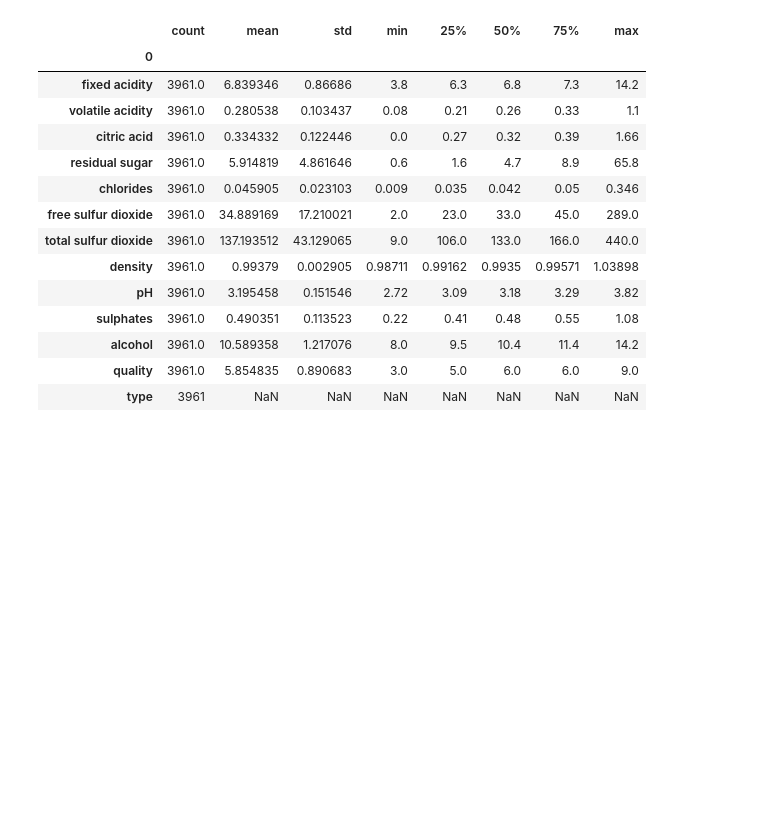
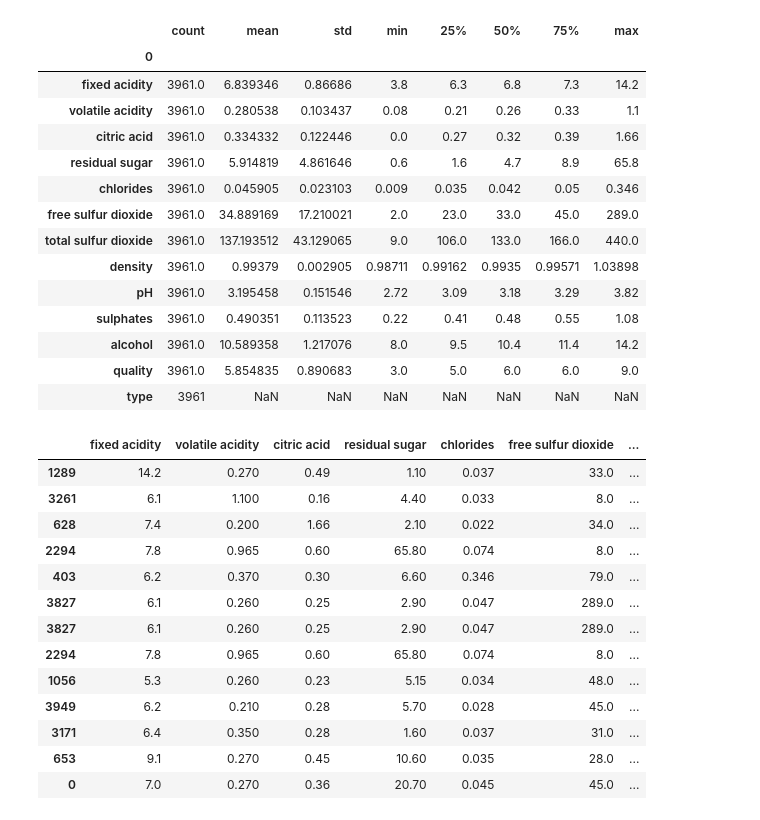
Before and after one commit to AndyTheDragon/dat4bi-mp2, a Jupyter notebook: white-wine.ipynb, the cells around one changed output. Drawn from its saved outputs; the diff is of its cells as text; code cells hidden in the pictures; blank space fills up the shorter version.

Commit message:
magic table commit

```diff
--- a/white-wine.ipynb
+++ b/white-wine.ipynb
@@ -192,3 +192,21 @@ White Wine Summary (no duplicates):
 | alcohol | 3961.0 | 10.589358 | 1.217076 | 8.0 | 9.5 | 10.4 | 11.4 | 14.2 |
 | quality | 3961.0 | 5.854835 | 0.890683 | 3.0 | 5.0 | 6.0 | 6.0 | 9.0 |
 | type | 3961 | NaN | NaN | NaN | NaN | NaN | NaN | NaN |
+# %%
+max_rows = white_no_duplicates.loc[white_no_duplicates.idxmax()]
+display(max_rows)
+# %% [output]
+|  | fixed acidity | volatile acidity | citric acid | residual sugar | chlorides | free sulfur dioxide | ... |
+| 1289 | 14.2 | 0.270 | 0.49 | 1.10 | 0.037 | 33.0 | ... |
+| 3261 | 6.1 | 1.100 | 0.16 | 4.40 | 0.033 | 8.0 | ... |
+| 628 | 7.4 | 0.200 | 1.66 | 2.10 | 0.022 | 34.0 | ... |
+| 2294 | 7.8 | 0.965 | 0.60 | 65.80 | 0.074 | 8.0 | ... |
+| 403 | 6.2 | 0.370 | 0.30 | 6.60 | 0.346 | 79.0 | ... |
+| 3827 | 6.1 | 0.260 | 0.25 | 2.90 | 0.047 | 289.0 | ... |
+| 3827 | 6.1 | 0.260 | 0.25 | 2.90 | 0.047 | 289.0 | ... |
+| 2294 | 7.8 | 0.965 | 0.60 | 65.80 | 0.074 | 8.0 | ... |
+| 1056 | 5.3 | 0.260 | 0.23 | 5.15 | 0.034 | 48.0 | ... |
+| 3949 | 6.2 | 0.210 | 0.28 | 5.70 | 0.028 | 45.0 | ... |
+| 3171 | 6.4 | 0.350 | 0.28 | 1.60 | 0.037 | 31.0 | ... |
+| 653 | 9.1 | 0.270 | 0.45 | 10.60 | 0.035 | 28.0 | ... |
+| 0 | 7.0 | 0.270 | 0.36 | 20.70 | 0.045 | 45.0 | ... |
```
Also changed, not shown: parts of 2 cells of this notebook.
